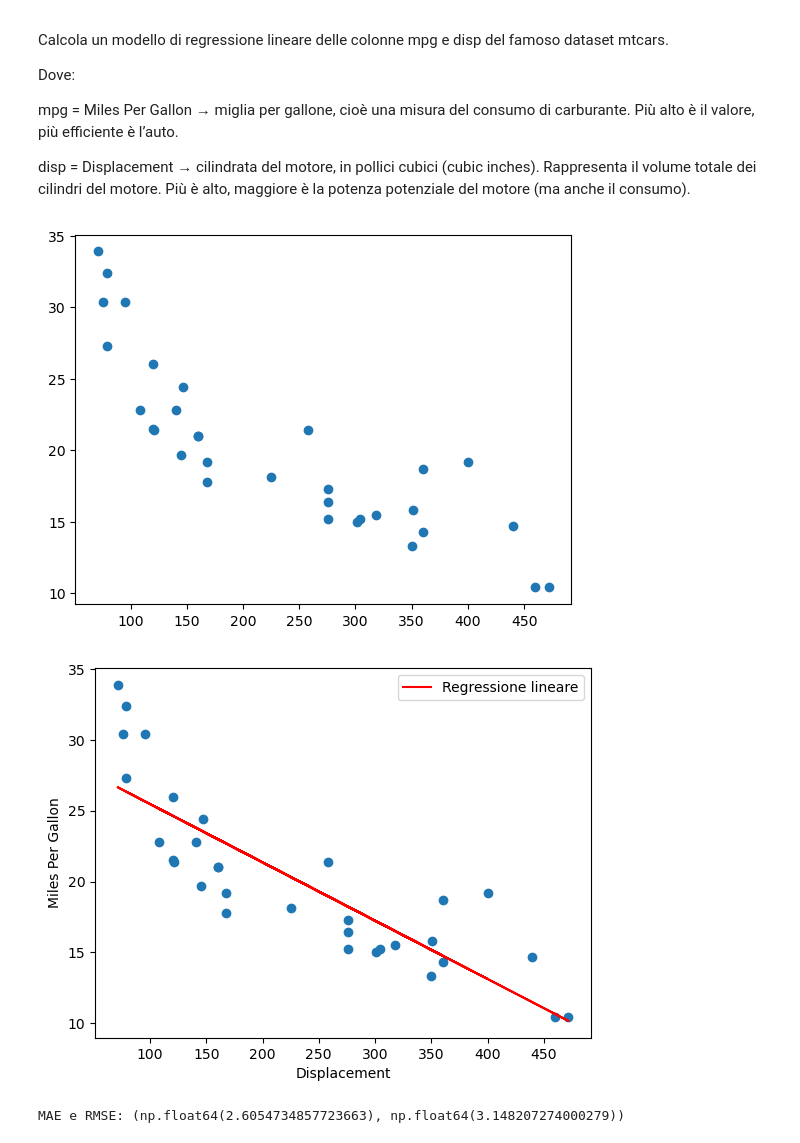
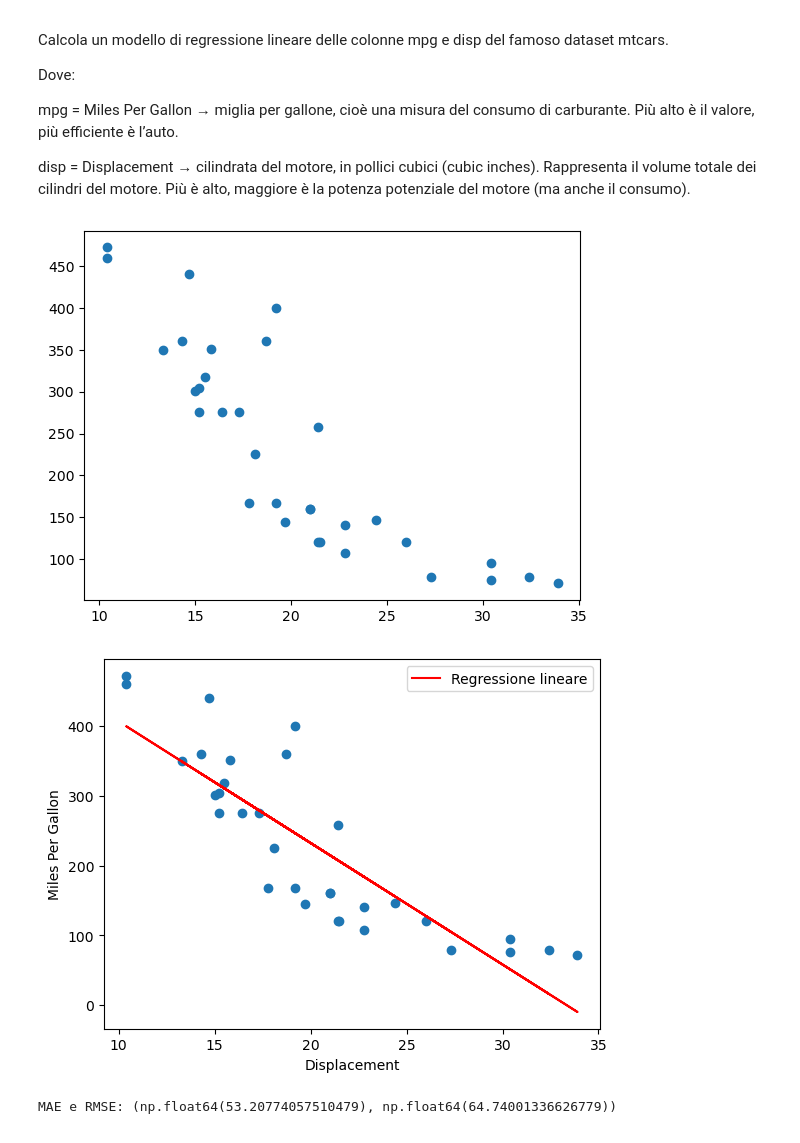
Before and after one commit to FrancescoMezzacasa/ProgrammingLab2, a Jupyter notebook: 6_Esericzi_lez6.ipynb, the cells around one changed output. Saved outputs shown, nothing was run; the diff lists cells and outputs as text; code cells hidden in the pictures.

```diff
--- a/6_Esericzi_lez6.ipynb
+++ b/6_Esericzi_lez6.ipynb
@@ -148,38 +149,38 @@ df = pd.read_csv('https://gist.githubusercontent.com/seankross/a412dfbd88b3db70b
 df
 
 #prima di tutto vedo come sono distribuiti
-x = df['disp']
-y = df['mpg']
+y = df['disp']
+x = df['mpg']
 
 plt.scatter(x, y)
 plt.show()
 # %% [output]
-[figure, old version]
+[figure, new version]
 # %%
 #ora faccio la regressione
-x = df['disp']
-y = df['mpg']
+y = df['disp']
+x = df['mpg']
 
 
 def lineare(x, m, q):
     return m*x + q
 
 popt, _ = sp.optimize.curve_fit(lineare, x, y)
 ypred = lineare(x, *popt)
 
 def calcola_errori(yvere, ypred):
     mae = np.mean(np.abs(yvere - ypred))
     rmse = np.sqrt(np.mean((yvere - ypred)**2))
     return mae, rmse
 
 plt.scatter(x, y)
 plt.plot(x, ypred, label="Regressione lineare", color='red')
 plt.legend()
 plt.xlabel("Displacement")
 plt.ylabel("Miles Per Gallon")
 plt.show()
 
 print(f'MAE e RMSE: {calcola_errori(y, ypred)}')
 # %% [output]
-[figure, old version]
+[figure, new version]
-MAE e RMSE: (np.float64(2.6054734857723663), np.float64(3.148207274000279))
+MAE e RMSE: (np.float64(53.20774057510479), np.float64(64.74001336626779))
```
Also changed, not shown: parts of 2 cells of this notebook.
